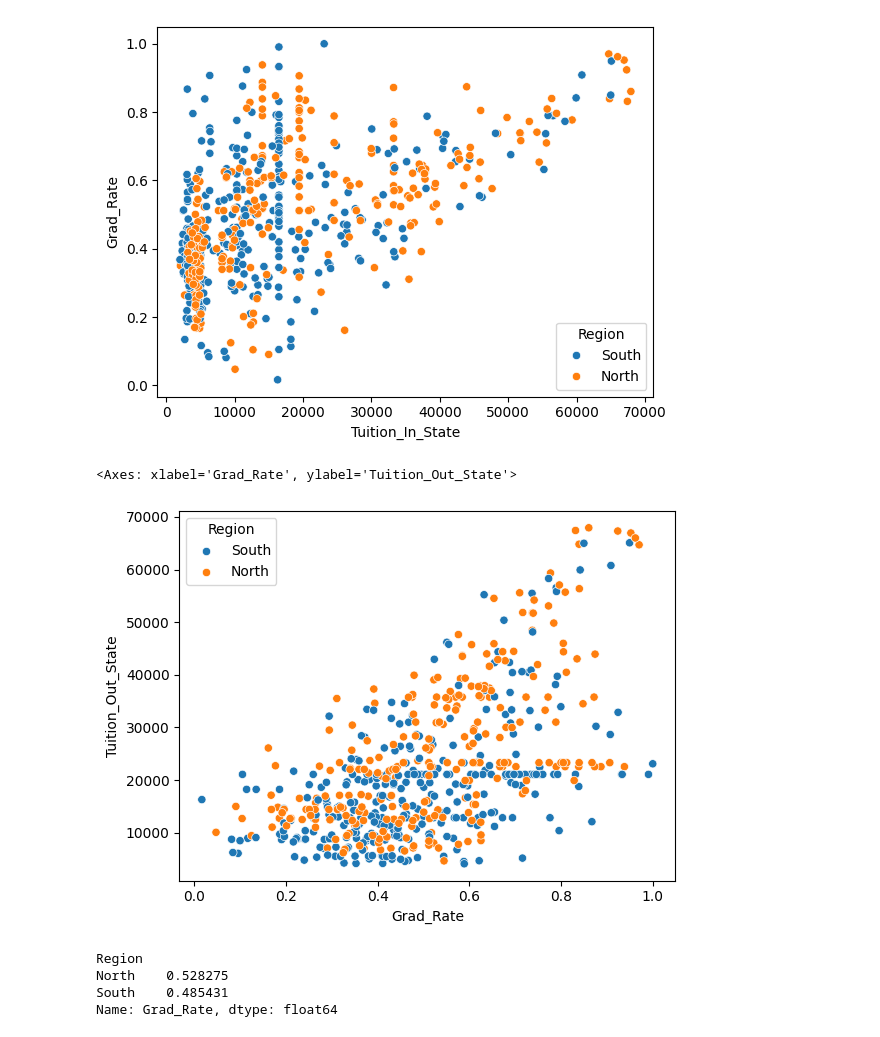
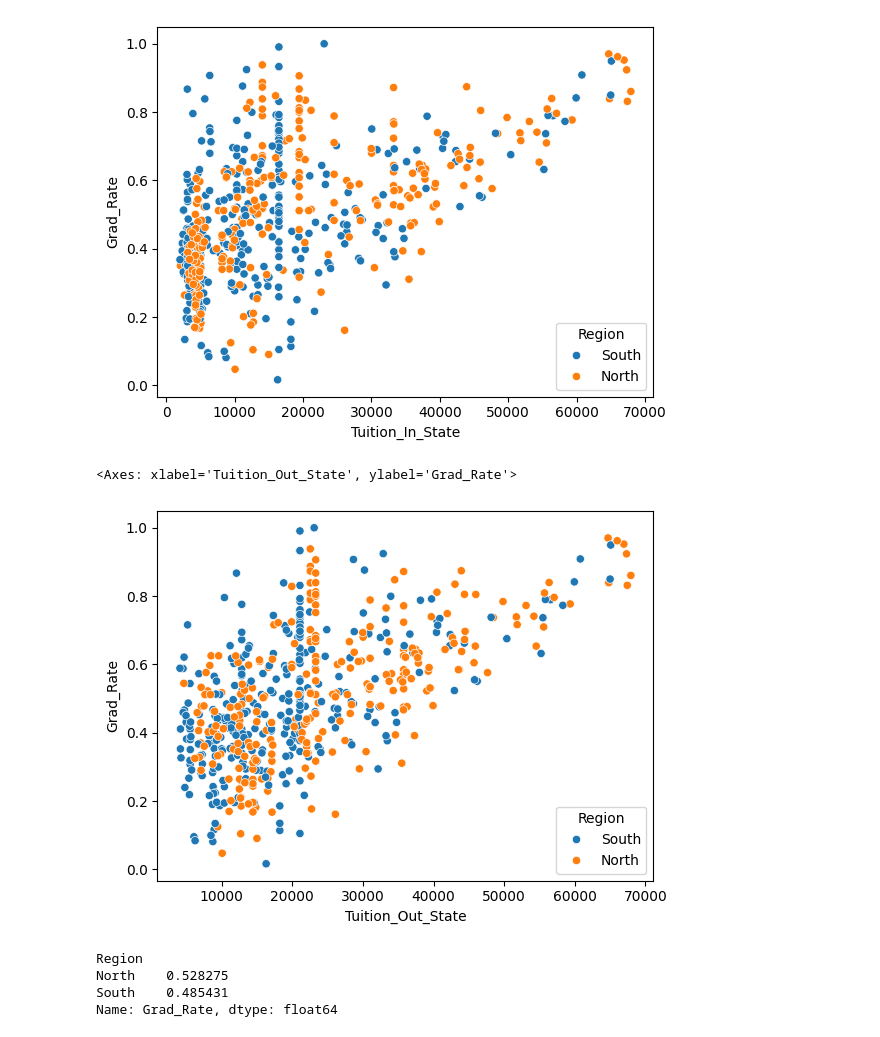
Before and after one commit to JNSREB2023/Data_Blog, a Jupyter notebook: EDA.ipynb, the cells around one changed output. Saved outputs shown, nothing was run; the diff lists cells and outputs as text; code cells hidden in the pictures.

```diff
--- a/EDA.ipynb
+++ b/EDA.ipynb
@@ -85,10 +85,10 @@ sns.scatterplot(data=data, x="Tuition_In_State", y="Grad_Rate", hue="Region")
 [figure]
 # %%
 
-sns.scatterplot(data=data, x="Grad_Rate", y="Tuition_Out_State", hue="Region")
+sns.scatterplot(data=data,x="Tuition_Out_State",y="Grad_Rate", hue="Region")
 # %% [output]
-<Axes: xlabel='Grad_Rate', ylabel='Tuition_Out_State'>
+<Axes: xlabel='Tuition_Out_State', ylabel='Grad_Rate'>
-[figure, old version]
+[figure, new version]
 # %%
 #group by region compute mean
 
```
Also changed, not shown: parts of 8 cells of this notebook, 21 other files.
